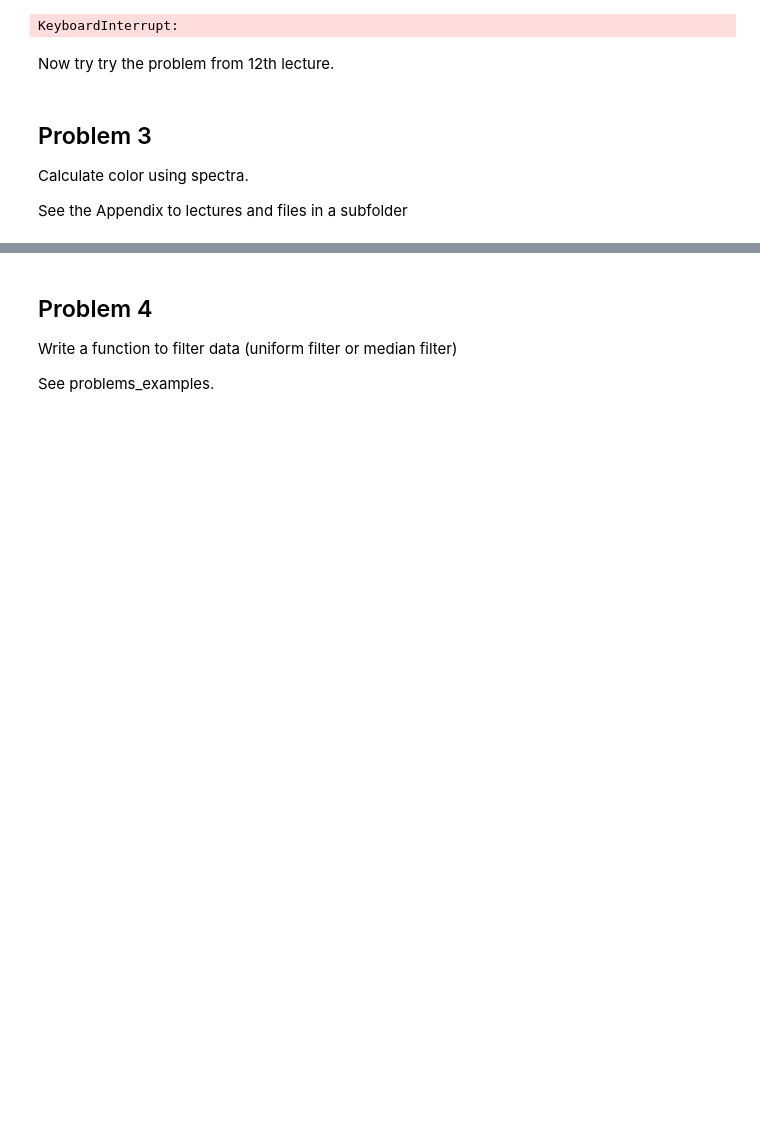
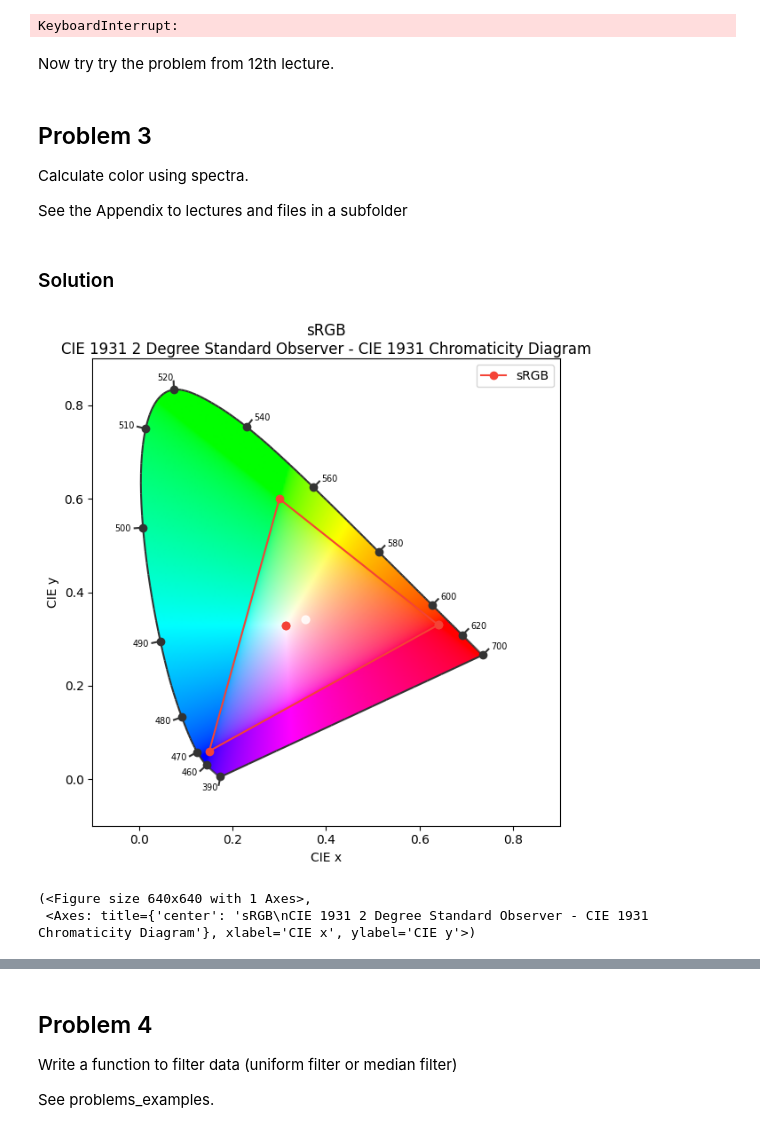
Before and after one commit to qrspeter/cust_itmo_2024, a Jupyter notebook: practices/practice_08.ipynb, the cells around one changed output, grey strips where cells are left out. Drawn from its saved outputs; the diff is of its cells as text; code cells hidden in the pictures; blank space fills up the shorter version.

```diff
--- a/practices/practice_08.ipynb
+++ b/practices/practice_08.ipynb
@@ -63,3 +95,23 @@ Now try try the problem from 12th lecture.
 Calculate color using spectra.
 
 See the Appendix to lectures and files in a subfolder
+# %% [markdown]
+### Solution
+# %%
+# Testing
+
+import numpy as np
+#from colour.plotting import *
+import matplotlib.pyplot as plt
+
+RGB = np.array([[79, 52, 45]])# , [87, 22, 67]
+
+#RGB = colour.models.eotf_inverse_sRGB(np.array([255, 0, 0]) * 255)
+
+plot_RGB_chromaticities_in_chromaticity_diagram_CIE1931(RGB)
+
+#plot_RGB_chromaticities_in_chromaticity_diagram_CIE1931(RGB, 'ITU-R BT.709')
+# %% [output]
+[figure, added]
+(<Figure size 640x640 with 1 Axes>,
+ <Axes: title={'center': 'sRGB\nCIE 1931 2 Degree Standard Observer - CIE 1931 Chromaticity Diagram'}, xlabel='CIE x', ylabel='CIE y'>)
```
Also changed, not shown: parts of 8 cells of this notebook, 33 other files.
